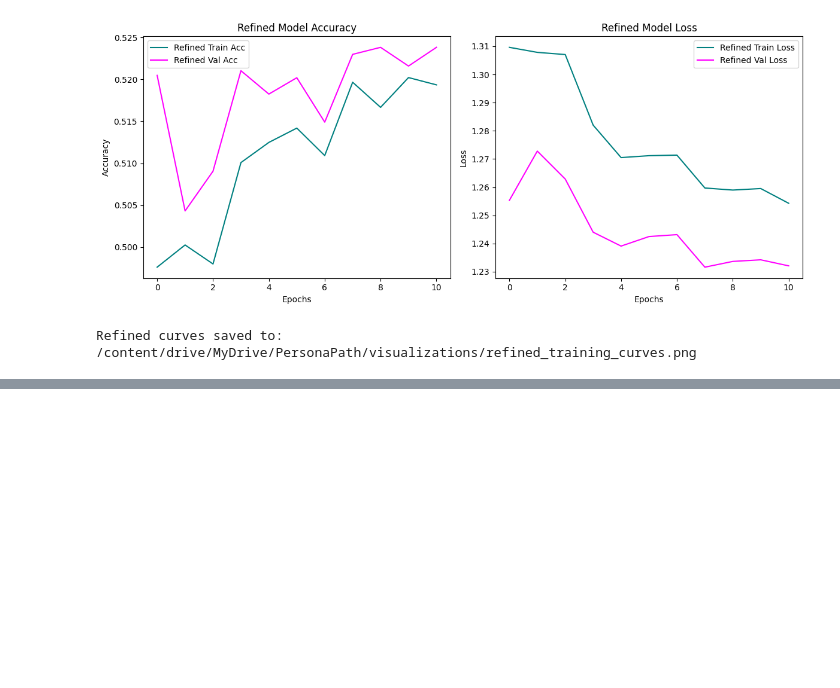
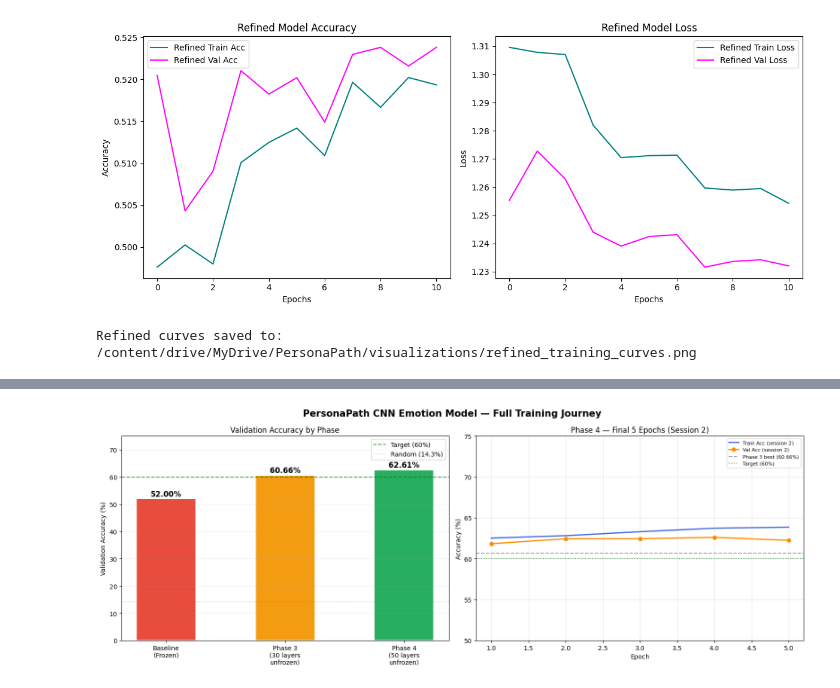
Before and after one commit to palakbhatt1/PersonaPath-Literacy-Speech-Assessment, a Jupyter notebook: CNN_Emotion_Training.ipynb, the cells around one changed output, grey strips where cells are left out. Cells and saved outputs as stored; diff of their text form; code cells hidden in the pictures; blank space fills up the shorter version.

```diff
--- a/CNN_Emotion_Training.ipynb
+++ b/CNN_Emotion_Training.ipynb
@@ -409,0 +911,75 @@ Refined curves saved to: /content/drive/MyDrive/PersonaPath/visualizations/refin
+# %%
+# OVERALL SUMMARY VISUALIZATION — All Phases
+import matplotlib.pyplot as plt
+import numpy as np
+import os
+
+# All key milestones
+phases = [
+    'Baseline\n(Frozen)',
+    'Phase 3\n(30 layers\nunfrozen)',
+    'Phase 4\n(50 layers\nunfrozen)'
+]
+val_accs = [
+    52.00,
+    60.66,
+    max(history_continued.history['val_accuracy']) * 100
+]
+
+colors = ['#e74c3c', '#f39c12', '#27ae60']
+fig, axes = plt.subplots(1, 2, figsize=(16, 6))
+fig.suptitle('PersonaPath CNN Emotion Model — Full Training Journey', fontsize=15, fontweight='bold')
+
+# --- Plot 1: Bar Chart (Phase Comparison) ---
+ax1 = axes[0]
+bars = ax1.bar(phases, val_accs, color=colors, width=0.5, edgecolor='white', linewidth=1.5)
+
+# Add value labels on bars
+for bar, acc in zip(bars, val_accs):
+    ax1.text(bar.get_x() + bar.get_width()/2, bar.get_height() + 0.3,
+             f'{acc:.2f}%', ha='center', va='bottom', fontweight='bold', fontsize=12)
+
+# Reference lines
+ax1.axhline(y=60.0, color='green', linestyle='--', alpha=0.7, linewidth=1.5, label='Target (60%)')
+ax1.axhline(y=14.3, color='gray',  linestyle=':', alpha=0.5, linewidth=1,   label='Random (14.3%)')
+
+ax1.set_title('Validation Accuracy by Phase')
+ax1.set_ylabel('Validation Accuracy (%)')
+ax1.set_ylim([0, 75])
+ax1.legend()
+ax1.grid(True, alpha=0.2, axis='y')
+
+# --- Plot 2: Continued Session Curve (what we have) ---
+ax2 = axes[1]
+epochs = range(1, len(history_continued.history['val_accuracy']) + 1)
+
+ax2.plot(epochs, [a*100 for a in history_continued.history['accuracy']],
+         label='Train Acc (session 2)', color='royalblue', linewidth=2)
+ax2.plot(epochs, [a*100 for a in history_continued.history['val_accuracy']],
+         label='Val Acc (session 2)', color='darkorange', linewidth=2, marker='o')
+
+ax2.axhline(y=60.66, color='gray', linestyle='--', alpha=0.7, label='Phase 3 best (60.66%)')
+ax2.axhline(y=60.0,  color='green', linestyle=':', alpha=0.7, label='Target (60%)')
+
+ax2.set_title('Phase 4 — Final 5 Epochs (Session 2)')
+ax2.set_xlabel('Epoch')
+ax2.set_ylabel('Accuracy (%)')
+ax2.set_ylim([50, 75])
+ax2.legend(fontsize=8)
+ax2.grid(True, alpha=0.3)
+
+plt.tight_layout()
+viz_path = os.path.join(VISUALIZATION_DIR, 'overall_training_summary.png')
+plt.savefig(viz_path, dpi=150, bbox_inches='tight')
+plt.show()
+
+p4_best = max(history_continued.history['val_accuracy']) * 100
+print(f"Saved to: {viz_path}")
+print(f"\n{'='*50}")
+print(f"  Baseline (frozen base)     : 52.00%")
+print(f"  Phase 3 (+30 layers)       : 60.66%  (+8.66pp)")
+print(f"  Phase 4 (+50 layers) best  : {p4_best:.2f}%  (+{p4_best-60.66:.2f}pp)")
+print(f"  Total gain over baseline   : +{p4_best-52:.2f}pp")
+print(f"{'='*50}")
+# %% [output]
+[figure, added]
```
Also changed, not shown: parts of 13 cells of this notebook.
